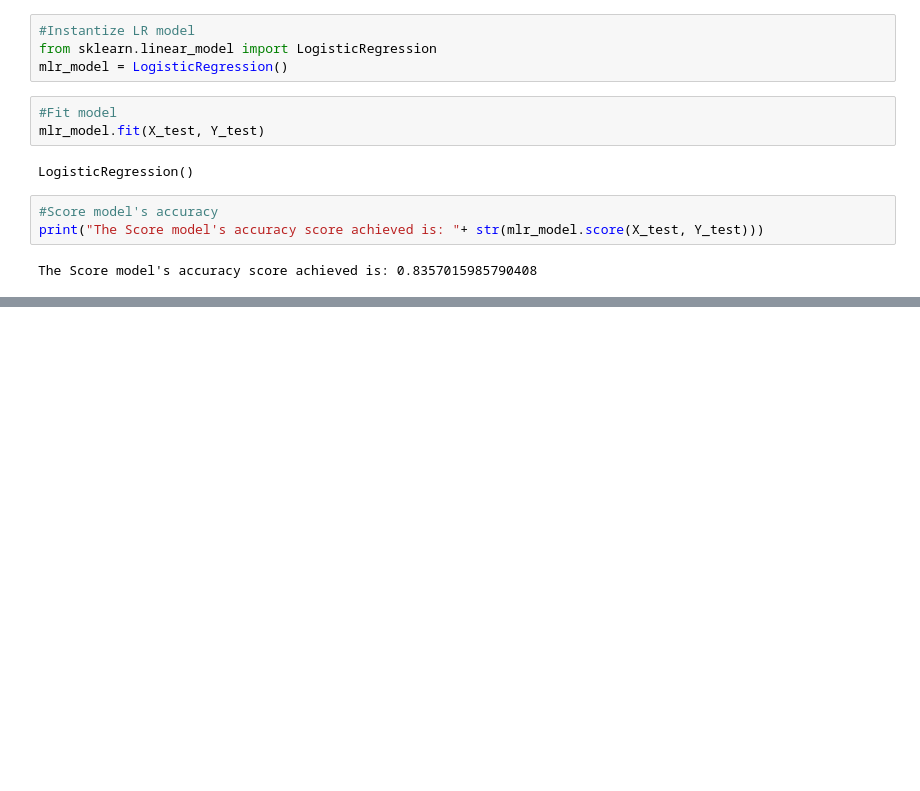
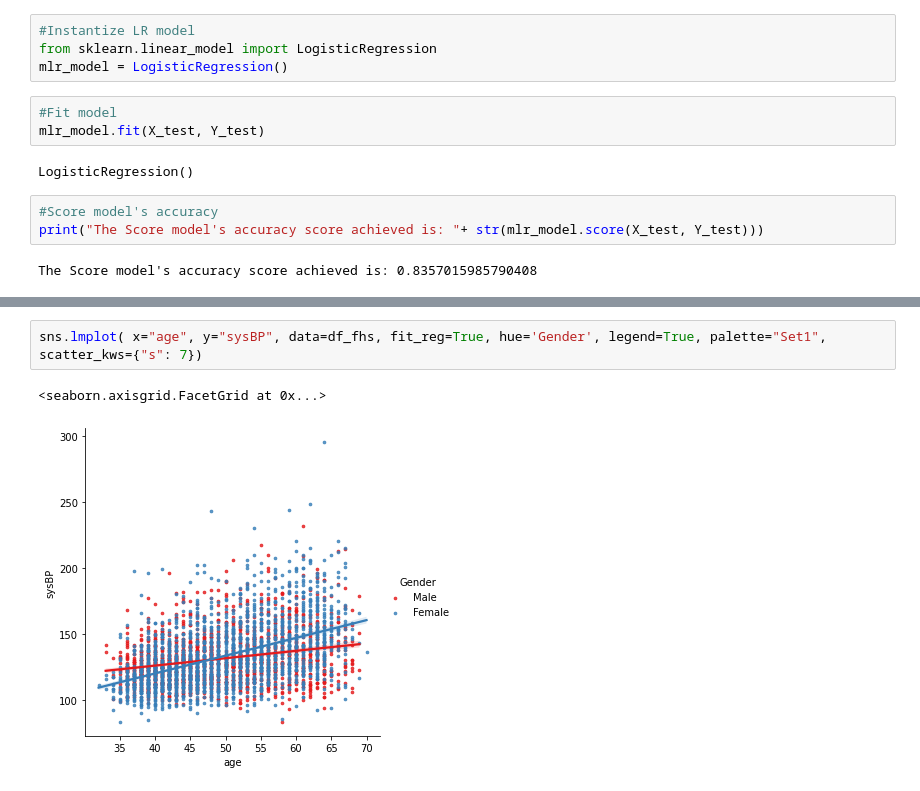
Before and after one commit to dine18/Dissertation-Project, a Jupyter notebook: HDP/HDPML.ipynb, the cells around one changed output, grey strips where cells are left out. Cells and saved outputs as stored; diff of their text form; blank space fills up the shorter version.

```diff
--- a/HDP/HDPML.ipynb
+++ b/HDP/HDPML.ipynb
@@ -658,0 +683,5 @@ The Score model's accuracy score achieved is: 0.8357015985790408
+# %%
+sns.lmplot( x="age", y="sysBP", data=df_fhs, fit_reg=True, hue='Gender', legend=True, palette="Set1", scatter_kws={"s": 7})
+# %% [output]
+<seaborn.axisgrid.FacetGrid at 0x...>
+[figure, added]
```
Also changed, not shown: parts of 2 cells of this notebook.
